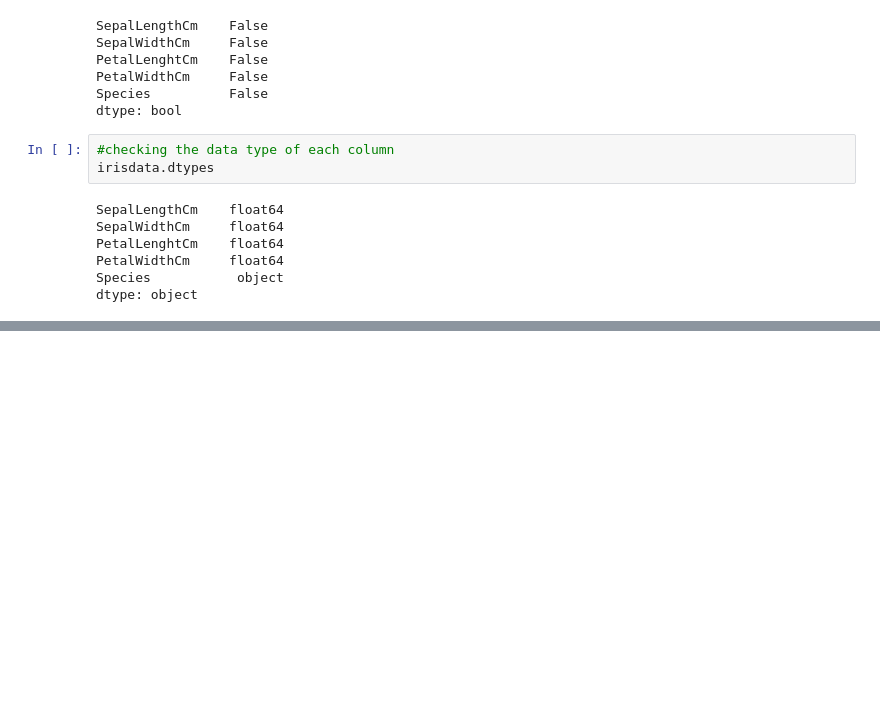
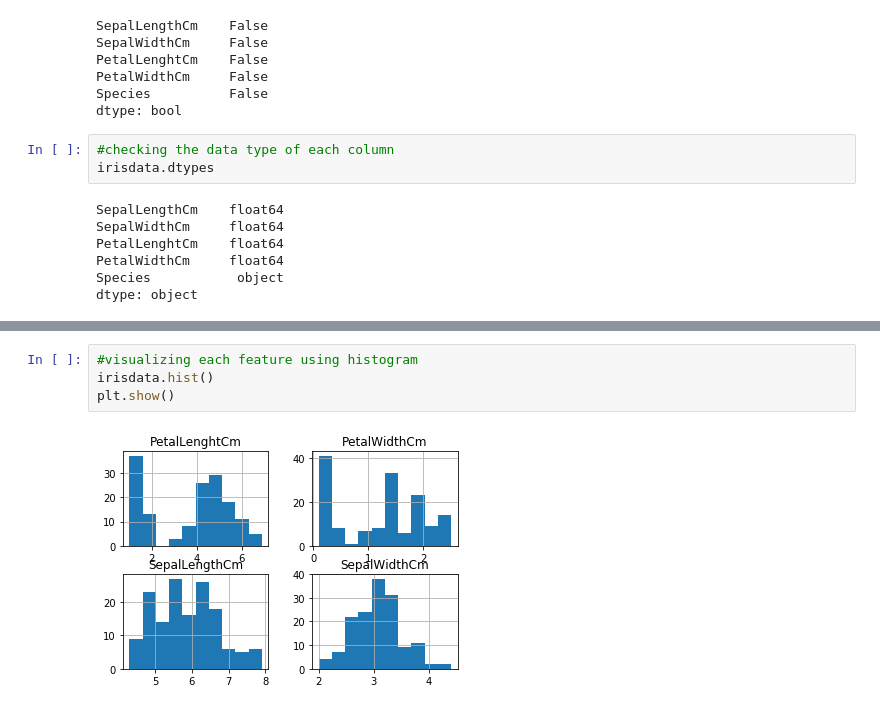
Before and after one commit to Oluwadurotimi10/ML-Personal-Projects, a Jupyter notebook: Iris classification/Iris using DS.ipynb, the cells around one changed output, grey strips where cells are left out. Cells and saved outputs as stored; diff of their text form; blank space fills up the shorter version.

```diff
--- a/Iris classification/Iris using DS.ipynb
+++ b/Iris classification/Iris using DS.ipynb
@@ -124,0 +82,6 @@ Iris-versicolor       0.94      0.94      0.94        16
+# %%
+#visualizing each feature using histogram
+irisdata.hist()
+plt.show()
+# %% [output]
+[figure, added]
```
Also changed, not shown: parts of 73 cells of this notebook, 4 other files.
